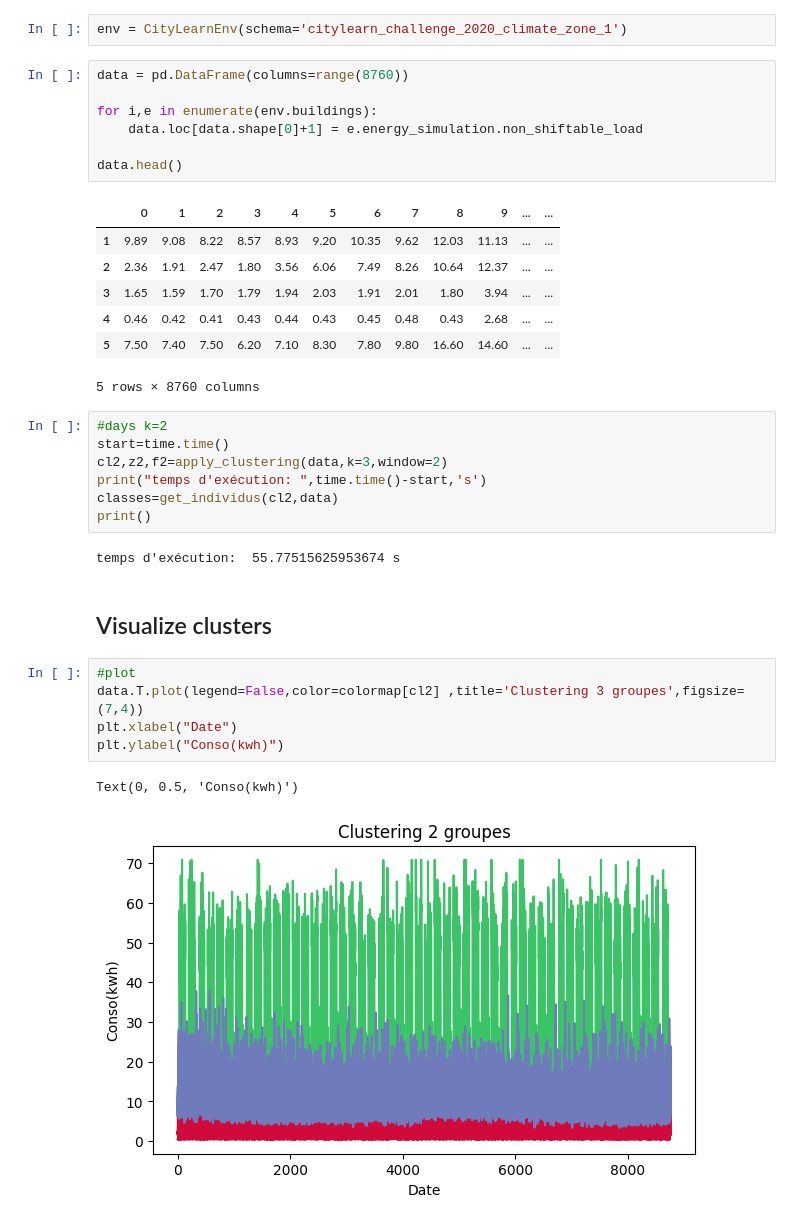
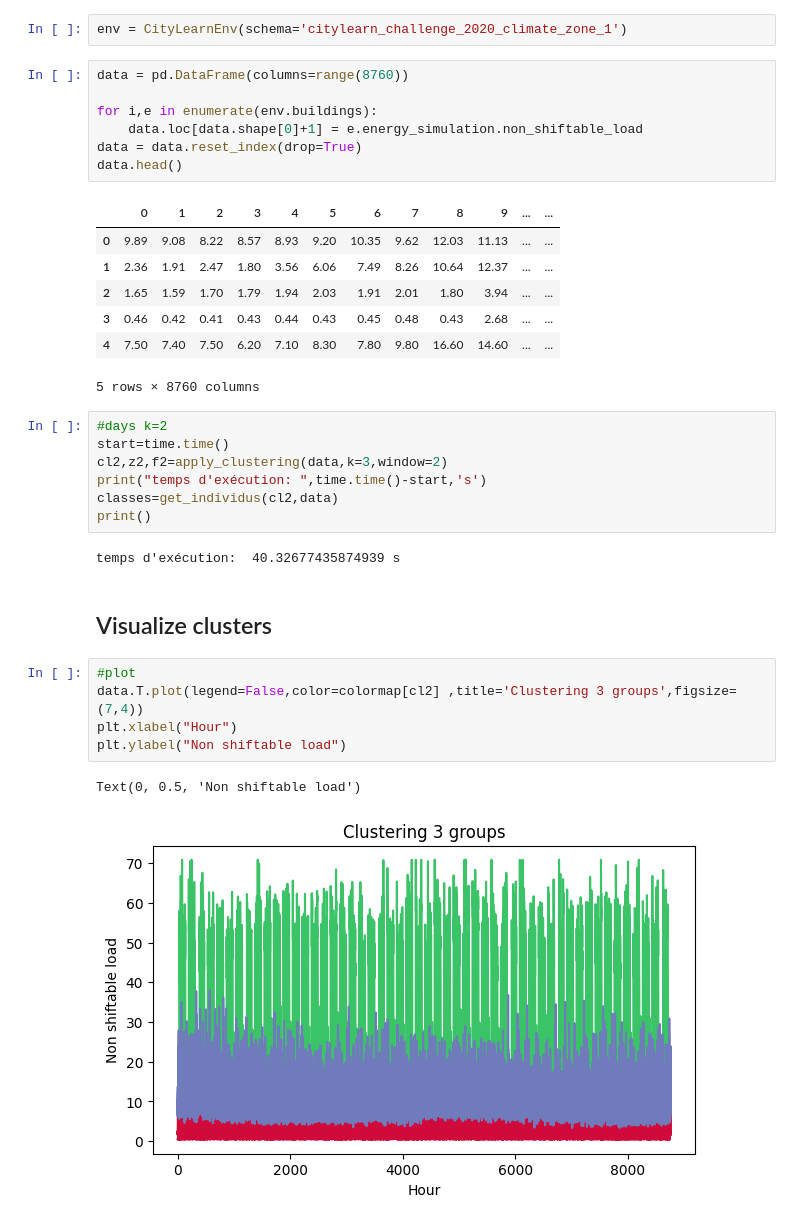
Before and after one commit to TheoZan/CL, a Jupyter notebook: test_clustering/test_cluster.ipynb, the cells around one changed output. Cells and saved outputs as stored; diff of their text form.

```diff
--- a/test_clustering/test_cluster.ipynb
+++ b/test_clustering/test_cluster.ipynb
@@ -178,15 +97,15 @@ data = pd.DataFrame(columns=range(8760))
 
 for i,e in enumerate(env.buildings):
     data.loc[data.shape[0]+1] = e.energy_simulation.non_shiftable_load
-
+data = data.reset_index(drop=True)
 data.head()
 # %% [output]
 |  | 0 | 1 | 2 | 3 | 4 | 5 | 6 | 7 | 8 | 9 | ... | ... |
-| 1 | 9.89 | 9.08 | 8.22 | 8.57 | 8.93 | 9.20 | 10.35 | 9.62 | 12.03 | 11.13 | ... | ... |
-| 2 | 2.36 | 1.91 | 2.47 | 1.80 | 3.56 | 6.06 | 7.49 | 8.26 | 10.64 | 12.37 | ... | ... |
-| 3 | 1.65 | 1.59 | 1.70 | 1.79 | 1.94 | 2.03 | 1.91 | 2.01 | 1.80 | 3.94 | ... | ... |
-| 4 | 0.46 | 0.42 | 0.41 | 0.43 | 0.44 | 0.43 | 0.45 | 0.48 | 0.43 | 2.68 | ... | ... |
-| 5 | 7.50 | 7.40 | 7.50 | 6.20 | 7.10 | 8.30 | 7.80 | 9.80 | 16.60 | 14.60 | ... | ... |
+| 0 | 9.89 | 9.08 | 8.22 | 8.57 | 8.93 | 9.20 | 10.35 | 9.62 | 12.03 | 11.13 | ... | ... |
+| 1 | 2.36 | 1.91 | 2.47 | 1.80 | 3.56 | 6.06 | 7.49 | 8.26 | 10.64 | 12.37 | ... | ... |
+| 2 | 1.65 | 1.59 | 1.70 | 1.79 | 1.94 | 2.03 | 1.91 | 2.01 | 1.80 | 3.94 | ... | ... |
+| 3 | 0.46 | 0.42 | 0.41 | 0.43 | 0.44 | 0.43 | 0.45 | 0.48 | 0.43 | 2.68 | ... | ... |
+| 4 | 7.50 | 7.40 | 7.50 | 6.20 | 7.10 | 8.30 | 7.80 | 9.80 | 16.60 | 14.60 | ... | ... |
 5 rows × 8760 columns
 # %%
 #days k=2
@@ -196,14 +115,14 @@ print("temps d'exécution: ",time.time()-start,'s')
 classes=get_individus(cl2,data)
 print()
 # %% [output]
-temps d'exécution:  55.77515625953674 s
+temps d'exécution:  40.32677435874939 s
 # %% [markdown]
 ## Visualize clusters
 # %%
 #plot
-data.T.plot(legend=False,color=colormap[cl2] ,title='Clustering 3 groupes',figsize=(7,4))
-plt.xlabel("Date")
-plt.ylabel("Conso(kwh)")
+data.T.plot(legend=False,color=colormap[cl2] ,title='Clustering 3 groups',figsize=(7,4))
+plt.xlabel("Hour")
+plt.ylabel("Non shiftable load")
 # %% [output]
-Text(0, 0.5, 'Conso(kwh)')
+Text(0, 0.5, 'Non shiftable load')
-[figure, old version]
+[figure, new version]
```
Also changed, not shown: parts of 14 cells of this notebook.
